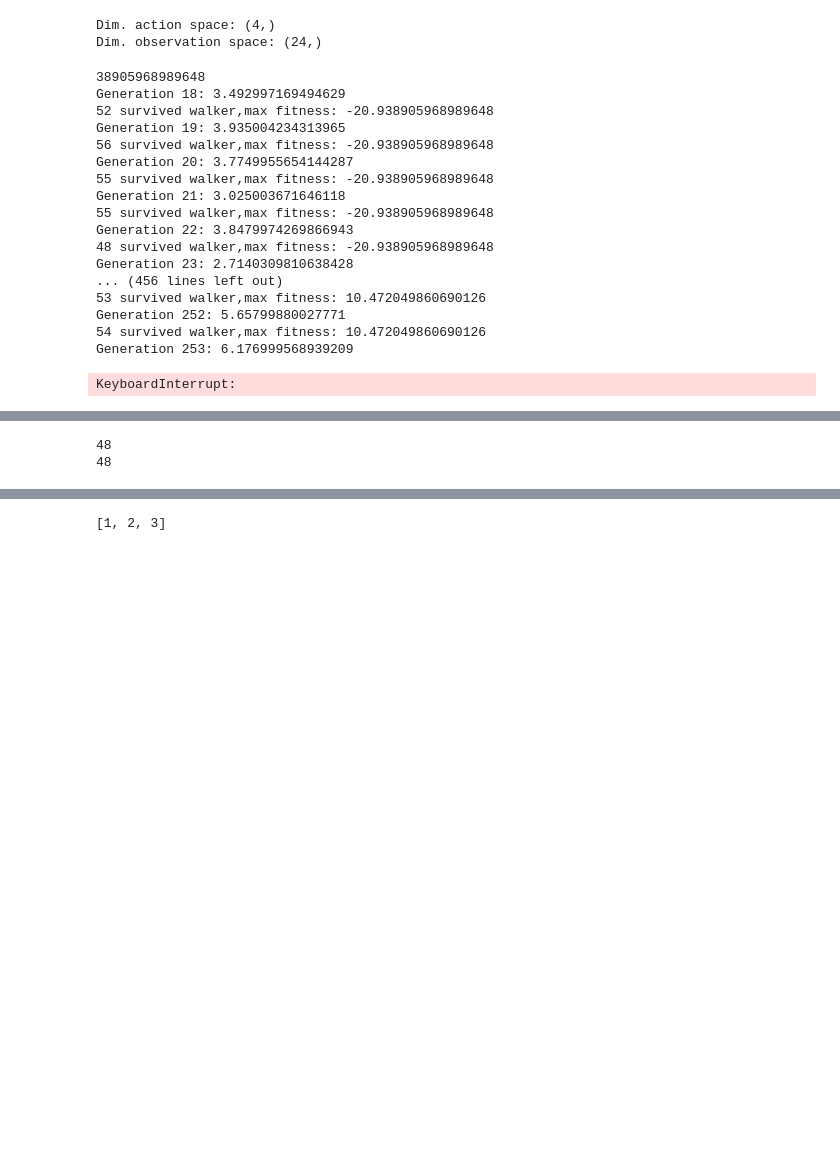
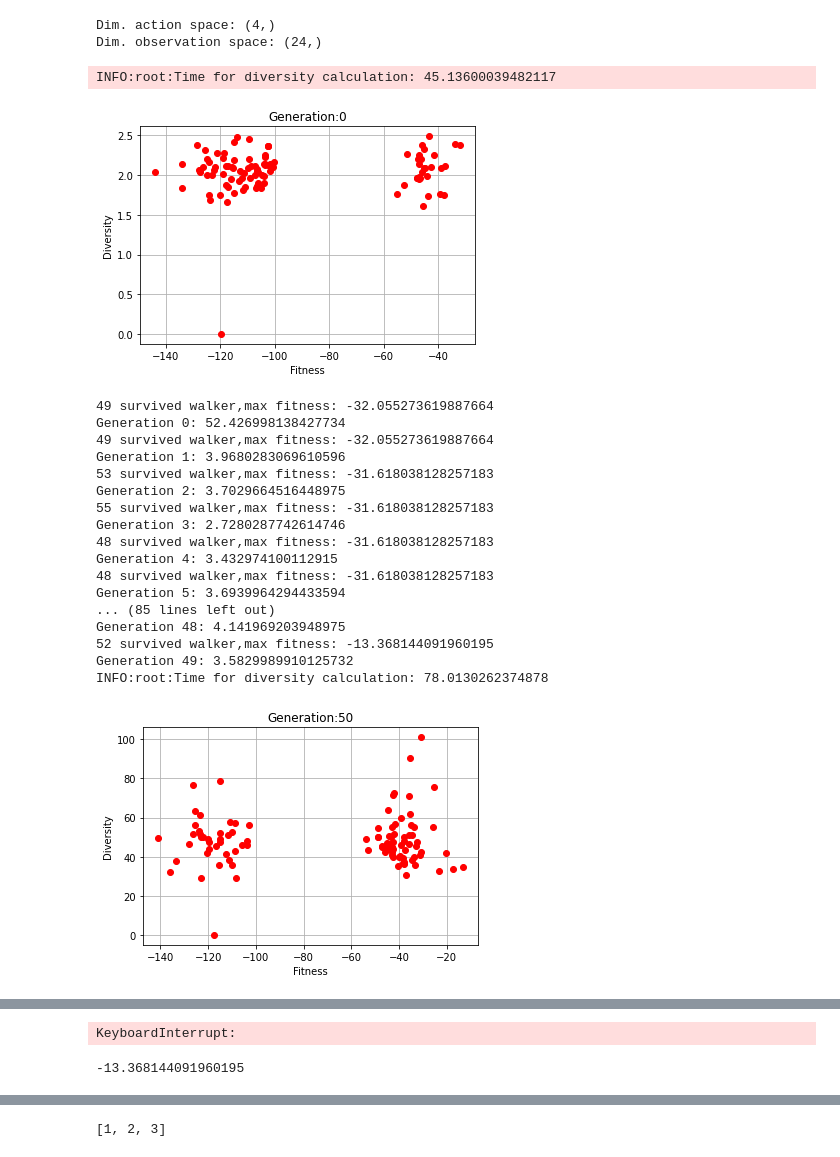
Before and after one commit to Marsl2808/EvAlg-gym, a Jupyter notebook: app.ipynb, the cells around one changed output, grey strips where cells are left out. Drawn from its saved outputs; the diff is of its cells as text; code cells hidden in the pictures; blank space fills up the shorter version.

```diff
--- a/app.ipynb
+++ b/app.ipynb
@@ -3,6 +3,10 @@ import gym
 import time
 from src.Entity import Entity
 from src.EvolutionCtrl import Population_Manager
+from src.TrainEval import TrainEval
+import logging
+
+logging.basicConfig(level=logging.INFO)
 
 # 1) Environment
 env = gym.make("BipedalWalker-v3")
@@ -23,47 +27,57 @@ n_layer_nodes = [env.observation_space.shape[0], 48, 48, 32, env.action_space.sh
 init_population = [Entity(n_layer_nodes, WEIGHT_INIT_INTERVAL) for i in range(POP_SIZE)]
 
 pop_manager = Population_Manager(init_population, MUTATION_RATE, PROB_NODE_COPY)
+
+train_evaluator = TrainEval()
+
+# TODO: type checking, properties
 # %% [output]
 Dim. action space: (4,)
 Dim. observation space: (24,)
 # %%
 def agent_env_loop(entity):
         entity.survived = True
         entity.fitness = 0
         env.seed(10)
         observation = env.reset()                                            # s_0
         for i in range(MAX_SEQUENCE_LEN):
             action = entity.controller.feed_forward(observation)             # a_t, s_t
             observation, reward, done, _ = env.step(action)                  # s_{t+1}, r_{t+1}, a_t
             entity.fitness += reward
             if done:
                 break
 
 # Optimize
-for generation_act in range(N_GENERATIONS):
+for generation in range(N_GENERATIONS):
     t_start = time.time()
     for entity in pop_manager.population:
         if not entity.survived:
             agent_env_loop(entity)
 
-    pop_manager.breed_new_population(generation_act)
-    print(f"Generation {generation_act}: {time.time() - t_start}")
+    if generation % 50 == 0:
+        train_evaluator.eval_training(pop_manager.population, generation)
+
+    pop_manager.breed_new_population(generation)
+
+    print(f"Generation {generation}: {time.time() - t_start}")
 # %% [output]
-38905968989648
-Generation 18: 3.492997169494629
-52 survived walker,max fitness: -20.938905968989648
-Generation 19: 3.935004234313965
-56 survived walker,max fitness: -20.938905968989648
-Generation 20: 3.7749955654144287
-55 survived walker,max fitness: -20.938905968989648
-Generation 21: 3.025003671646118
-55 survived walker,max fitness: -20.938905968989648
-Generation 22: 3.8479974269866943
-48 survived walker,max fitness: -20.938905968989648
-Generation 23: 2.7140309810638428
-... (456 lines left out)
-53 survived walker,max fitness: 10.472049860690126
-Generation 252: 5.65799880027771
-54 survived walker,max fitness: 10.472049860690126
-Generation 253: 6.176999568939209
+INFO:root:Time for diversity calculation: 45.13600039482117
+[figure, added]
-KeyboardInterrupt:
+49 survived walker,max fitness: -32.055273619887664
+Generation 0: 52.426998138427734
+49 survived walker,max fitness: -32.055273619887664
+Generation 1: 3.9680283069610596
+53 survived walker,max fitness: -31.618038128257183
+Generation 2: 3.7029664516448975
+55 survived walker,max fitness: -31.618038128257183
+Generation 3: 2.7280287742614746
+48 survived walker,max fitness: -31.618038128257183
+Generation 4: 3.432974100112915
+48 survived walker,max fitness: -31.618038128257183
+Generation 5: 3.6939964294433594
+... (85 lines left out)
+Generation 48: 4.141969203948975
+52 survived walker,max fitness: -13.368144091960195
+Generation 49: 3.5829989910125732
+INFO:root:Time for diversity calculation: 78.0130262374878
+[figure, added]
@@ -70 +101,8 @@ KeyboardInterrupt:
+KeyboardInterrupt:
+# %%
+pop_manager.population.sort(key=lambda x: x.fitness, reverse=True)
+best_agent = pop_manager.population[0]
+best_agent.fitness
+# %% [output]
+-13.368144091960195
 # %%
@@ -78,10 +113,3 @@ for _ in range(MAX_SEQUENCE_LEN):
     action = best_agent.controller.feed_forward(observation)            # a_t, s_t
     observation, reward, done, _ = env.step(action)                     # s_{t+1}, r_{t+1}, a_t
 env.close()
-# %%
-child = Entity(n_layer_nodes, weight_interval)
-print(f"{len(child.controller.bias[0])}")
-print(f"{len(child.controller.weights[0][0])}")
-# %% [output]
-48
-48
```
Also changed, not shown: parts of 5 cells of this notebook, 2 other files.
